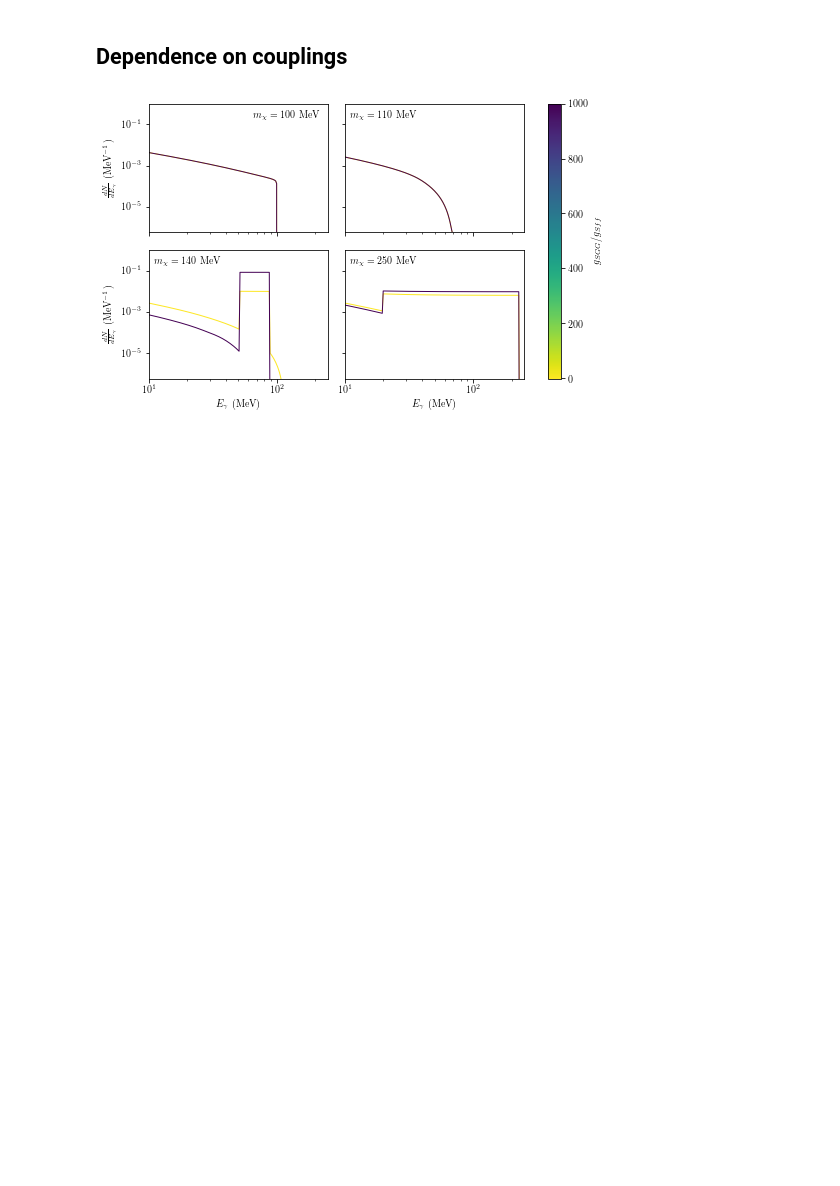
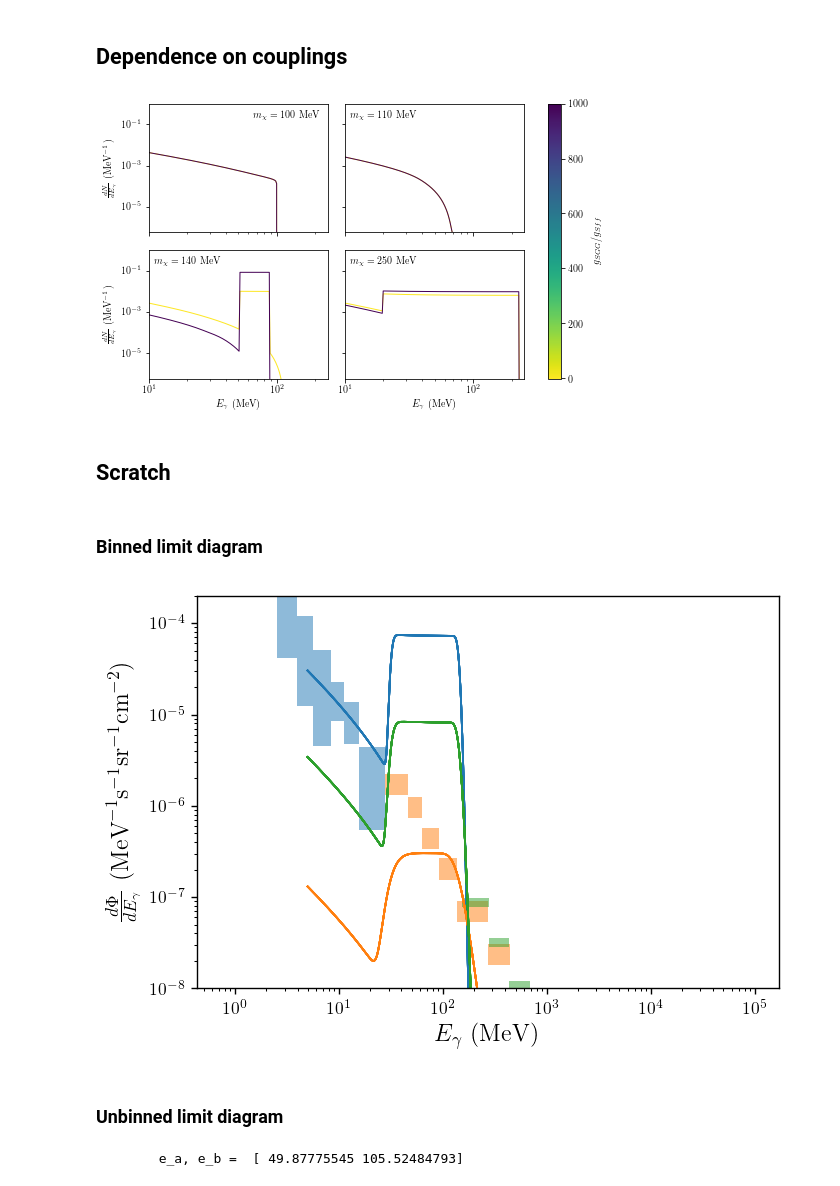
Before and after one commit to LoganAMorrison/Hazma, a Jupyter notebook: tutorials/scalar_mediator_spectra.ipynb, the cells around one changed output. Saved outputs shown, nothing was run; the diff lists cells and outputs as text; code cells hidden in the pictures; blank space fills up the shorter version.

```diff
--- a/tutorials/scalar_mediator_spectra.ipynb
+++ b/tutorials/scalar_mediator_spectra.ipynb
@@ -277,3 +277,12 @@ fig.colorbar(m, ax=axes.ravel().tolist()).set_label(r"$g_{SGG} / g_{Sff}$")
 # plt.savefig("figures/scalar_spectra_coupling_dependence.pdf")
 # %% [output]
 [figure]
+# %% [markdown]
+## Scratch
+# %%
+from hazma.gamma_ray_parameters import (gc_bg_model, gc_target,
+                                        comptel_diffuse, egret_diffuse,
+                                        fermi_diffuse)
+colors = [c["color"] for c in list(plt.rcParams["axes.prop_cycle"])]
+# %% [markdown]
+### Binned limit diagram
@@ -279,0 +299,43 @@ fig.colorbar(m, ax=axes.ravel().tolist()).set_label(r"$g_{SGG} / g_{Sff}$")
+# %%
+observations = [comptel_diffuse, egret_diffuse, fermi_diffuse]
+coeffs = []
+dnde_dets = []
+
+for obs in observations:
+    sv_lim_binned = sm.binned_limit(obs)
+    coeffs.append(sv_lim_binned / (4*np.pi*2*2*sm.mx**2) * obs.target.J)#*obs.target.dOmega)
+
+    dnde_dets.append(sm.get_detected_spectrum(e_gam_min, e_gam_max,
+                                              e_cm, energy_res=obs.energy_res))
+# %%
+plt.figure(figsize=(latex_text_width_1col, 0.7*latex_text_width_1col))
+power = 0
+
+for c, coeff, dnde_det, obs in zip(colors, coeffs, dnde_dets, observations):
+    for b, phi, low, high in zip(obs.bins, obs.fluxes,
+                                 obs.lower_errors,
+                                 obs.upper_errors):
+        center = np.mean(b)
+        plt.fill_between(b,
+                         2*[center**power * (phi - 2*low)],
+                         2*[center**power * (phi + 2*high)],
+                         color=c, alpha=0.5, linewidth=0)
+
+        plt.plot(e_gams,
+                 e_gams**power * dnde_det(e_gams)*coeff,
+                 color=c, linewidth=1)
+
+# plt.xlim(5e0, 4e2)
+plt.tick_params(axis='both', labelsize=10)
+plt.ylim(1e-8, 2e-4)
+plt.xscale("log")
+plt.yscale("log")
+plt.ylabel(r"$\frac{d\Phi}{dE_\gamma}$ ($\mathrm{MeV}^{-1}\mathrm{s}^{-1}\mathrm{sr}^{-1}\mathrm{cm}^{-2}$)", fontsize=14)
+plt.xlabel(r"$E_\gamma$ (MeV)", fontsize=14)
+
+plt.tight_layout()
+# plt.savefig("/Users/acoogan/Dropbox/Physics/Thesis/figures/hazma_figures/binned_lim.pdf")
+# %% [output]
+[figure, added]
+# %% [markdown]
+### Unbinned limit diagram
@@ -279,0 +352,8 @@ fig.colorbar(m, ax=axes.ravel().tolist()).set_label(r"$g_{SGG} / g_{Sff}$")
+# %%
+sv_lim_unbinned = sm.unbinned_limit(target_params=gc_target,
+                           bg_model=gc_bg_model,
+                           debug_msgs=True)
+
+coeff = sv_lim_unbinned * gc_target.J / (4*np.pi*2*2*sm.mx**2)  # * gc_target.dOmega
+# %% [output]
+        e_a, e_b =  [ 49.87775545 105.52484793]
```
Also changed, not shown: parts of 6 cells of this notebook, 36 other files.
